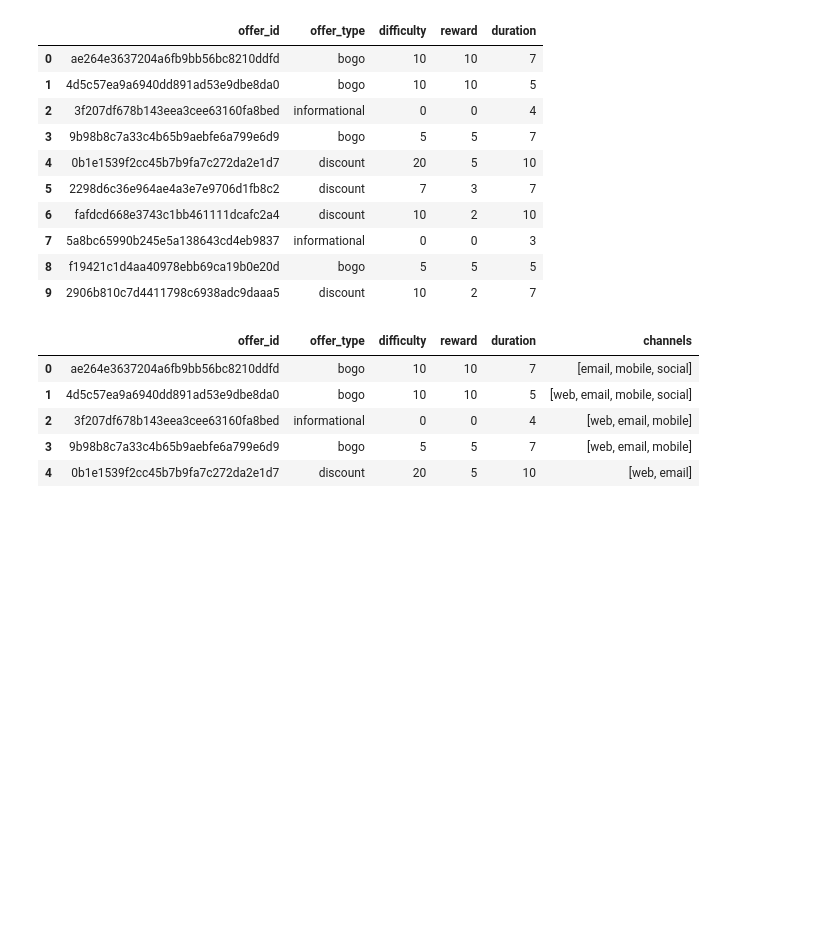
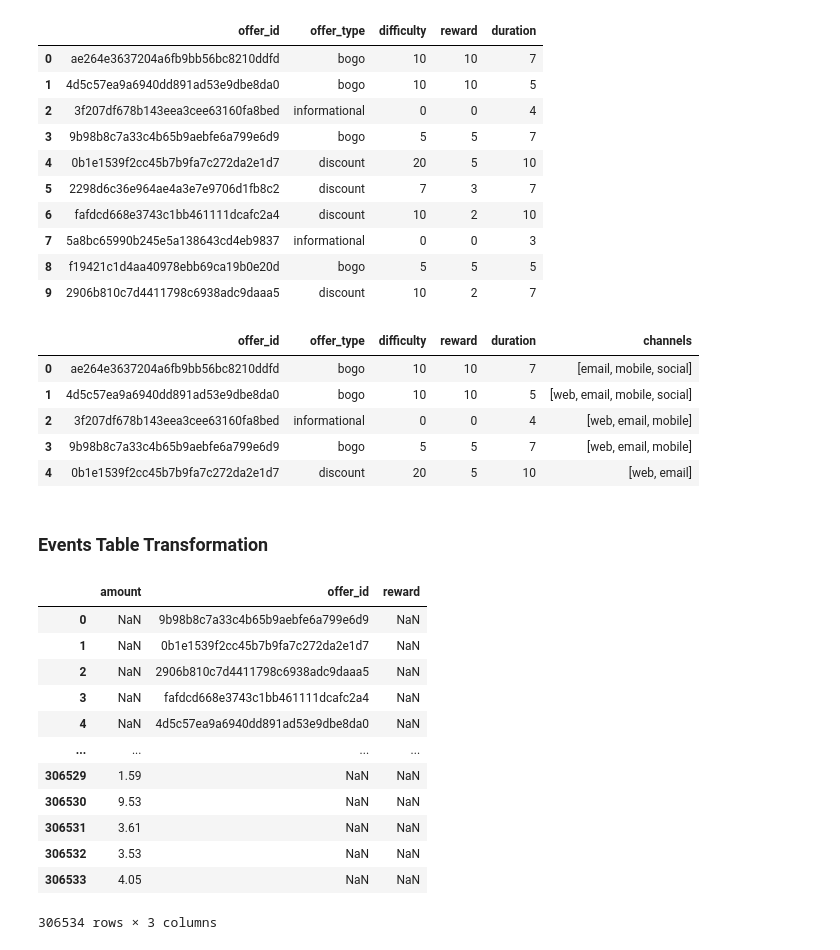
Before and after one commit to mkenzy01/coffeclub-data-migration-DB, a Jupyter notebook: coffeeclubdms.ipynb, the cells around one changed output. Drawn from its saved outputs; the diff is of its cells as text; code cells hidden in the pictures; blank space fills up the shorter version.

```diff
--- a/coffeeclubdms.ipynb
+++ b/coffeeclubdms.ipynb
@@ -188,3 +186,5 @@ offers.head()
 | 2 | 3f207df678b143eea3cee63160fa8bed | informational | 0 | 0 | 4 | [web, email, mobile] |
 | 3 | 9b98b8c7a33c4b65b9aebfe6a799e6d9 | bogo | 5 | 5 | 7 | [web, email, mobile] |
 | 4 | 0b1e1539f2cc45b7b9fa7c272da2e1d7 | discount | 20 | 5 | 10 | [web, email] |
+# %% [markdown]
+### Events Table Transformation
@@ -190,0 +206,16 @@ offers.head()
+# %%
+values_info
+# %% [output]
+|  | amount | offer_id | reward |
+| 0 | NaN | 9b98b8c7a33c4b65b9aebfe6a799e6d9 | NaN |
+| 1 | NaN | 0b1e1539f2cc45b7b9fa7c272da2e1d7 | NaN |
+| 2 | NaN | 2906b810c7d4411798c6938adc9daaa5 | NaN |
+| 3 | NaN | fafdcd668e3743c1bb461111dcafc2a4 | NaN |
+| 4 | NaN | 4d5c57ea9a6940dd891ad53e9dbe8da0 | NaN |
+| ... | ... | ... | ... |
+| 306529 | 1.59 | NaN | NaN |
+| 306530 | 9.53 | NaN | NaN |
+| 306531 | 3.61 | NaN | NaN |
+| 306532 | 3.53 | NaN | NaN |
+| 306533 | 4.05 | NaN | NaN |
+306534 rows × 3 columns
```
Also changed, not shown: parts of 14 cells of this notebook, 5 other files.
